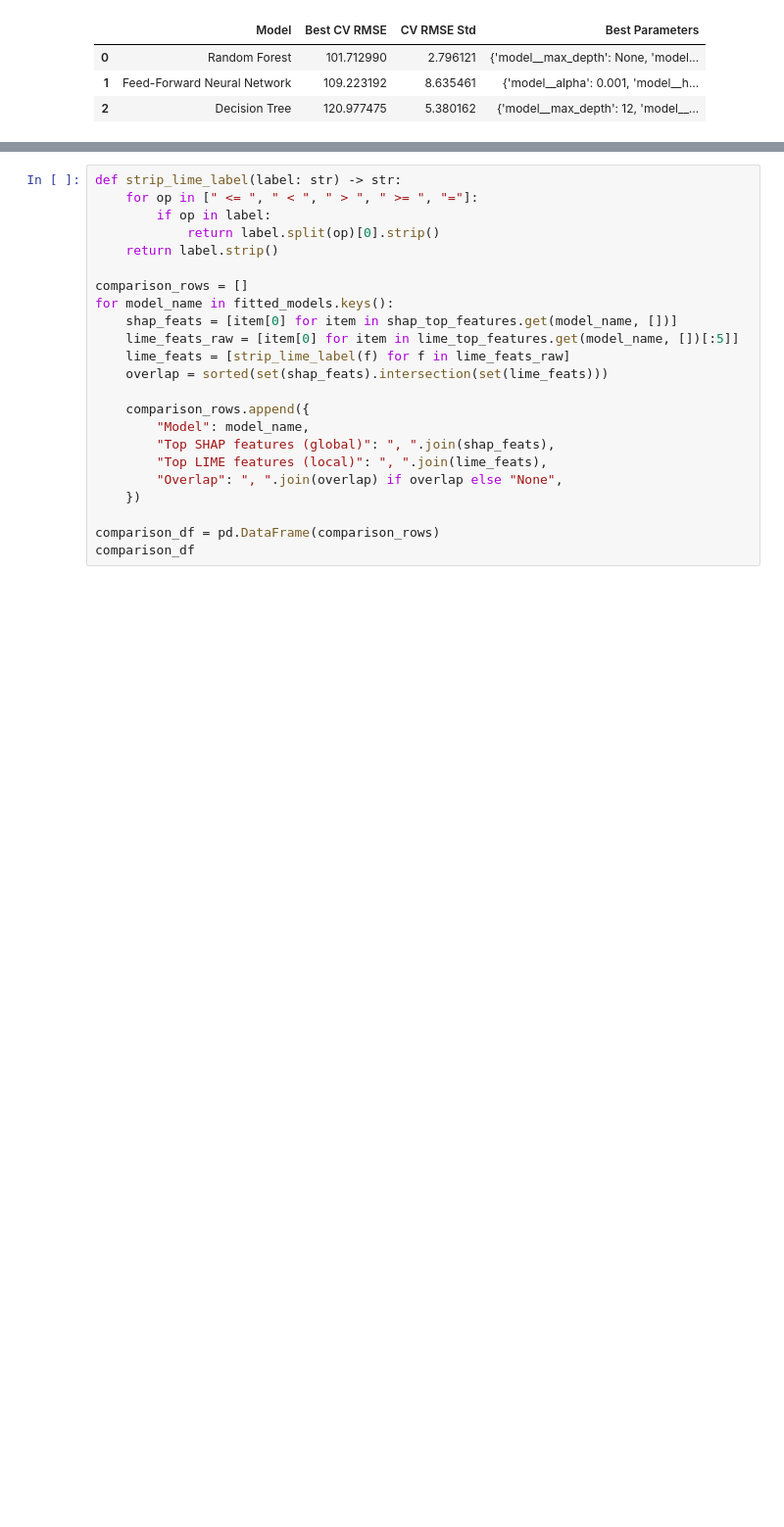
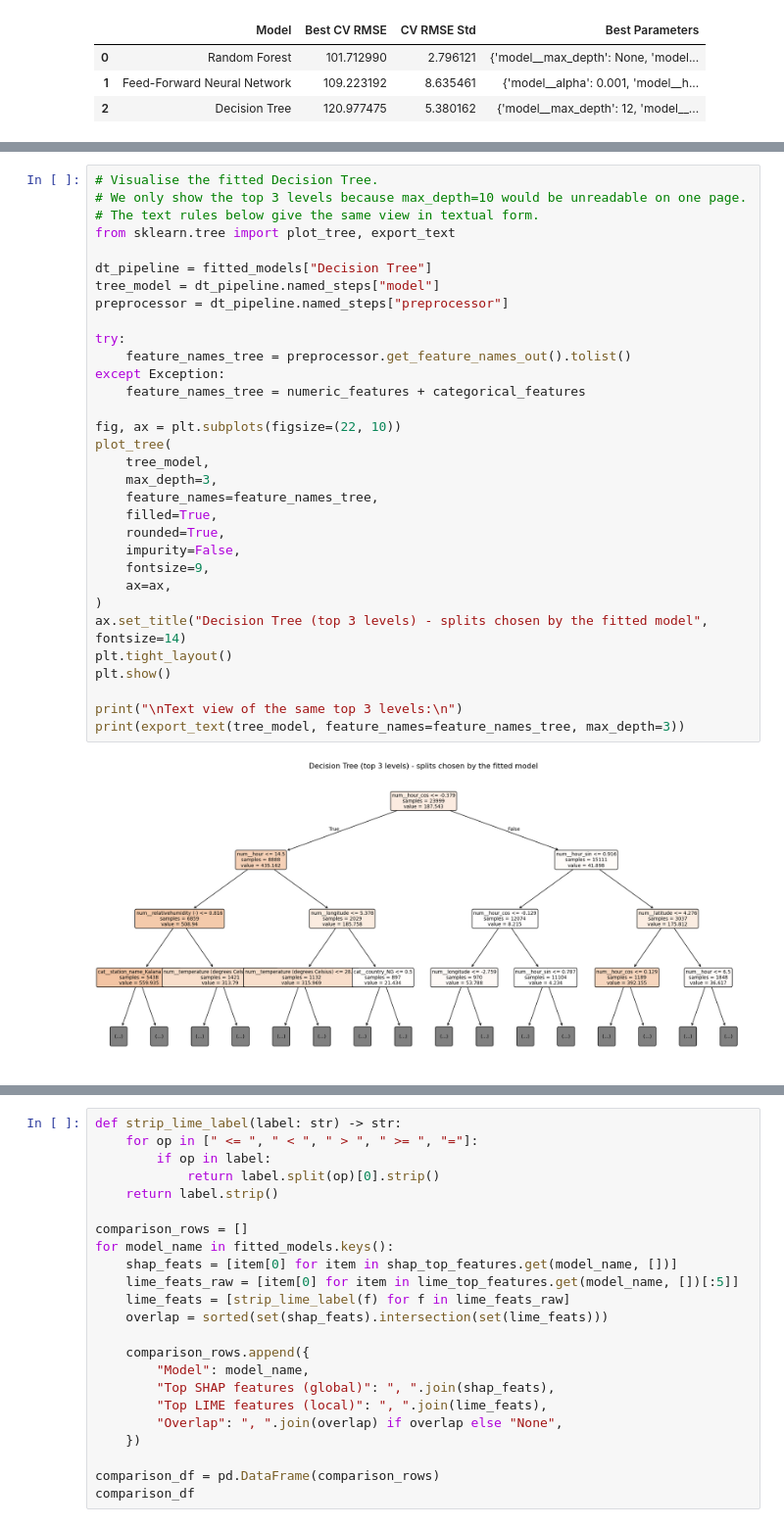
Before and after one commit to Robotics1025/solar-radiation-prediction, a Jupyter notebook: Solar_Radiation_Prediction.ipynb, the cells around one changed output, grey strips where cells are left out. Shown at 98% size. Cells and saved outputs as stored; diff of their text form; blank space fills up the shorter version.

```diff
--- a/Solar_Radiation_Prediction.ipynb
+++ b/Solar_Radiation_Prediction.ipynb
@@ -533,0 +547,34 @@ plt.show()
+# %%
+# Visualise the fitted Decision Tree.
+# We only show the top 3 levels because max_depth=10 would be unreadable on one page.
+# The text rules below give the same view in textual form.
+from sklearn.tree import plot_tree, export_text
+
+dt_pipeline = fitted_models["Decision Tree"]
+tree_model = dt_pipeline.named_steps["model"]
+preprocessor = dt_pipeline.named_steps["preprocessor"]
+
+try:
+    feature_names_tree = preprocessor.get_feature_names_out().tolist()
+except Exception:
+    feature_names_tree = numeric_features + categorical_features
+
+fig, ax = plt.subplots(figsize=(22, 10))
+plot_tree(
+    tree_model,
+    max_depth=3,
+    feature_names=feature_names_tree,
+    filled=True,
+    rounded=True,
+    impurity=False,
+    fontsize=9,
+    ax=ax,
+)
+ax.set_title("Decision Tree (top 3 levels) - splits chosen by the fitted model", fontsize=14)
+plt.tight_layout()
+plt.show()
+
+print("\nText view of the same top 3 levels:\n")
+print(export_text(tree_model, feature_names=feature_names_tree, max_depth=3))
+# %% [output]
+[figure, added]
```
Also changed, not shown: parts of 21 cells of this notebook.
